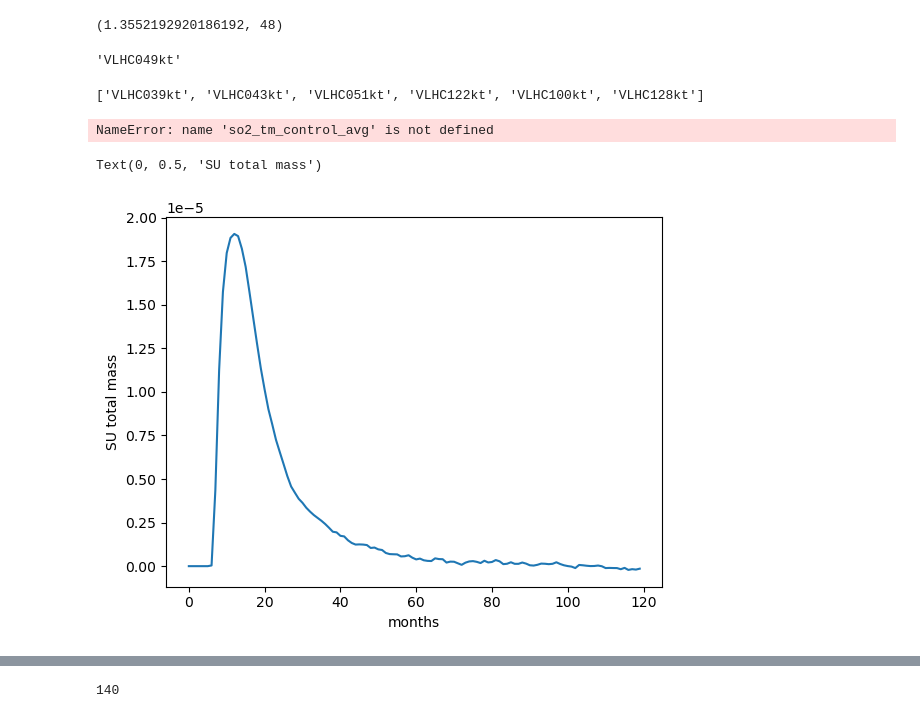
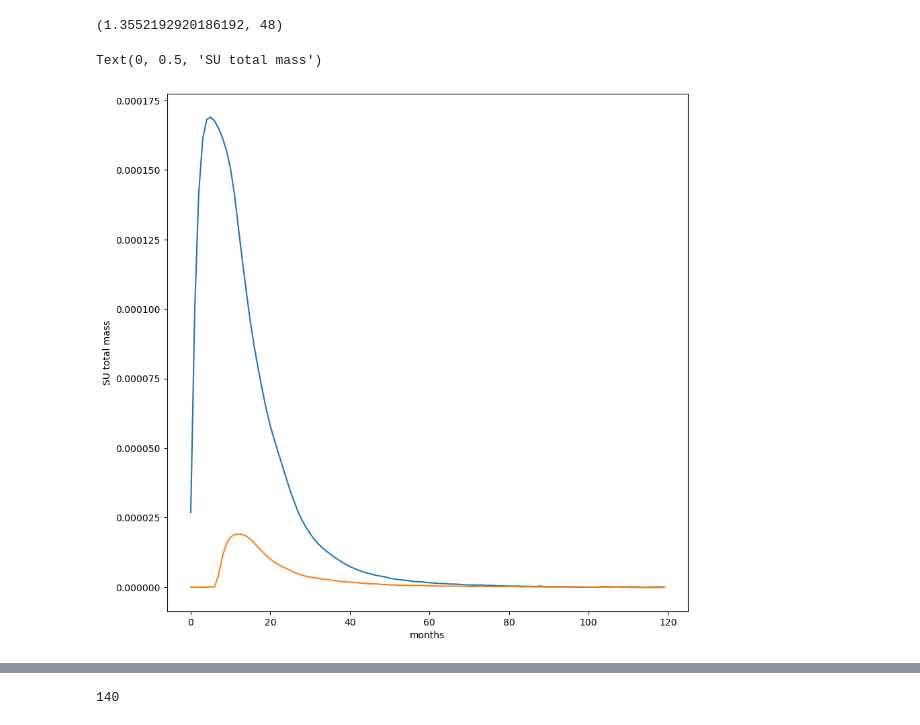
Before and after one commit to malcolmmaas/volcano, a Jupyter notebook: plotting.ipynb, the cells around one changed output, grey strips where cells are left out. Cells and saved outputs as stored; diff of their text form; code cells hidden in the pictures.

```diff
--- a/plotting.ipynb
+++ b/plotting.ipynb
@@ -1180,37 +1078,15 @@ kdtree = scipy.spatial.KDTree(df_trim)
 kdtree.query([4,9,252,6592,1263,37,1482])
 # %% [output]
 (1.3552192920186192, 48)
-# %%
-df_trim.iloc[kdtree.query(df_trim.loc['VLHC049kt'])[1]].name
-# %% [output]
-'VLHC049kt'
-# %%
-weird
-# %% [output]
-['VLHC039kt', 'VLHC043kt', 'VLHC051kt', 'VLHC122kt', 'VLHC100kt', 'VLHC128kt']
-# %%
-so2_control_10yr = [so2_tm_control_avg]*10
-so2_control_10yr = np.array(so2_control_10yr).flatten()
-
-test = netCDF4.Dataset('timeseries/VLHC100kt/MON.taijVLHC100kt.nc')
-test_so2 = test['SO2_Total_Mass'][:]-so2_control_10yr
-plt.plot(test_so2)
-# plt.plot(so2_control_10yr, c='r')
-# plt.plot(so2_tm_control, c='g')
-# plt.plot(test['SO2_Total_Mass'][:])
-plt.xlabel('months')
-plt.ylabel('SO2 total mass')
-# %% [output]
-NameError: name 'so2_tm_control_avg' is not defined
 # %%
-# so2_control_10yr = [so2_tm_control_avg]*10
-# so2_control_10yr = np.array(so2_control_10yr).flatten()
-
+test = netCDF4.Dataset('timeseries/VLHC126kt/MON.taijVLHC126kt.nc')
+test_su_tm = sum([test[v][:] for v in su_tm_vars]) - su_tm_control_10yr
+plt.plot(test_su_tm)
 test = netCDF4.Dataset('timeseries/VLHC100kt/MON.taijVLHC100kt.nc')
-test_su_tm = sum([test[v][:] for v in su_tm_vars]) - su_tm_control
+test_su_tm = sum([test[v][:] for v in su_tm_vars]) - su_tm_control_10yr
 plt.plot(test_su_tm)
 plt.xlabel('months')
 plt.ylabel('SU total mass')
 # %% [output]
 Text(0, 0.5, 'SU total mass')
-[figure, old version]
+[figure, new version]
```
Also changed, not shown: parts of 37 cells of this notebook.
